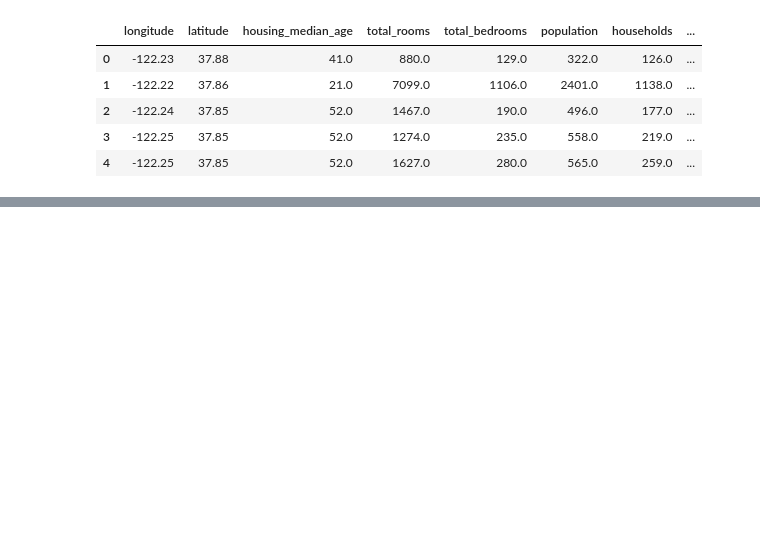
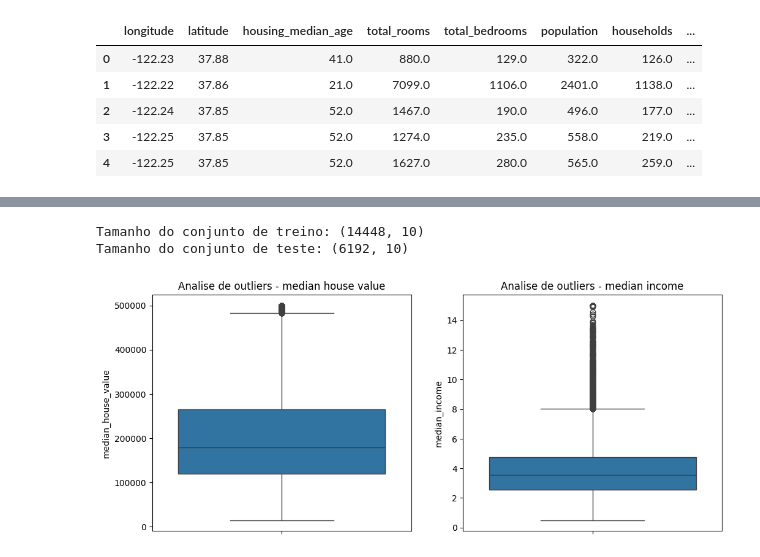
Before and after one commit to whyvic/modelagem-previsao-imobiliaria, a Jupyter notebook: modelagem_previsao_imobiliaria.ipynb, the cells around one changed output, grey strips where cells are left out. Saved outputs shown, nothing was run; the diff lists cells and outputs as text; code cells hidden in the pictures; blank space fills up the shorter version.

```diff
--- a/modelagem_previsao_imobiliaria.ipynb
+++ b/modelagem_previsao_imobiliaria.ipynb
@@ -37,0 +104,19 @@ plt.show()
+# %%
+train_df, test_df = train_test_split(df, test_size=0.3, random_state=42)
+
+print(f"Tamanho do conjunto de treino: {train_df.shape}")
+print(f"Tamanho do conjunto de teste: {test_df.shape}")
+# %% [output]
+Tamanho do conjunto de treino: (14448, 10)
+Tamanho do conjunto de teste: (6192, 10)
+# %%
+plt.figure(figsize=(12,5))
+plt.subplot(1,2,1)
+sns.boxplot(df['median_house_value'])
+plt.title('Analise de outliers - median house value')
+plt.subplot(1,2,2)
+sns.boxplot(df['median_income'])
+plt.title('Analise de outliers - median income')
+plt.show()
+# %% [output]
+[figure, added]
```
Also changed, not shown: parts of 10 cells of this notebook.
